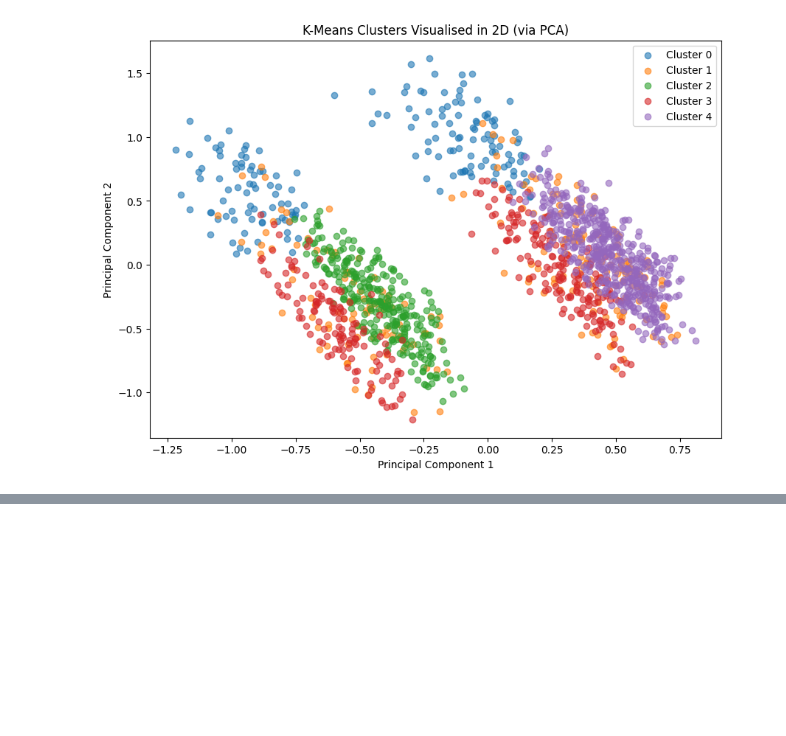
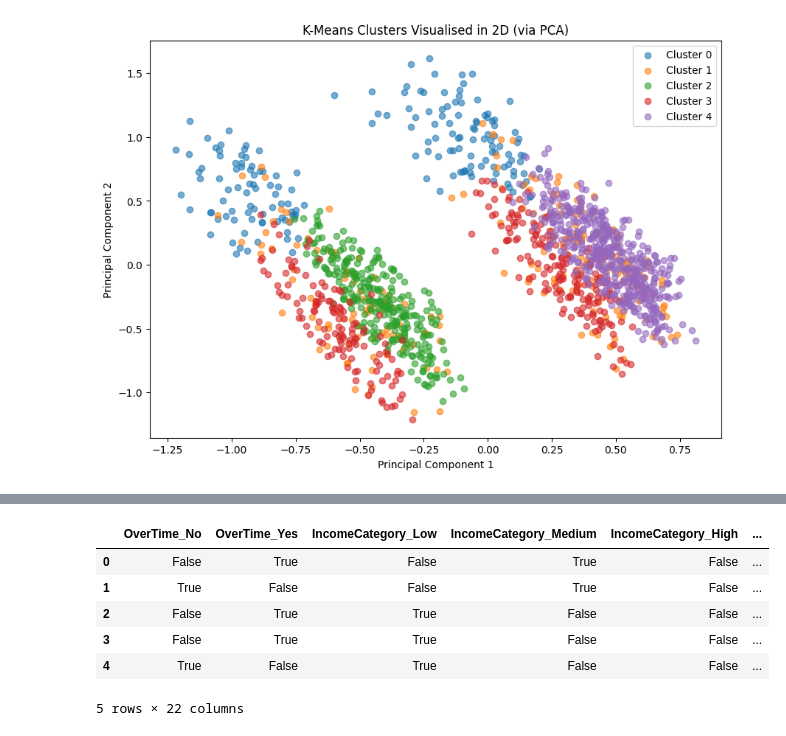
Before and after one commit to zainaahamed-work/Employee-Attrition-Analytics-XAI, a Jupyter notebook: Employee_Attrition_Project.ipynb, the cells around one changed output, grey strips where cells are left out. Saved outputs shown, nothing was run; the diff lists cells and outputs as text; code cells hidden in the pictures; blank space fills up the shorter version.

```diff
--- a/Employee_Attrition_Project.ipynb
+++ b/Employee_Attrition_Project.ipynb
@@ -600,3 +600,20 @@ plt.legend()
 plt.show()
 # %% [output]
 [figure]
+# %%
+# Load a fresh, readable copy of the data for association rule mining
+df_apriori = pd.read_csv('/content/drive/MyDrive/Employee_Attrition_Project/WA_Fn-UseC_-HR-Employee-Attrition.csv')
+
+# Bucket MonthlyIncome into three equal-sized groups (terciles): Low, Medium, High
+df_apriori['IncomeCategory'] = pd.qcut(df_apriori['MonthlyIncome'], q=3, labels=['Low', 'Medium', 'High'])
+
+# Bucket Age into meaningful career-stage ranges
+df_apriori['AgeCategory'] = pd.cut(df_apriori['Age'], bins=[0, 29, 45, 100], labels=['Young', 'Mid-Career', 'Senior'])
+
+# Bucket YearsAtCompany into meaningful tenure ranges
+df_apriori['TenureCategory'] = pd.cut(df_apriori['YearsAtCompany'], bins=[-1, 2, 9, 100], labels=['New', 'Experienced', 'Veteran'])
+
+# Confirm the category sizes match what we expect
+print(df_apriori['IncomeCategory'].value_counts())
+print(df_apriori['AgeCategory'].value_counts())
+print(df_apriori['TenureCategory'].value_counts())
@@ -602,0 +644,18 @@ plt.show()
+# %%
+# Select just the characteristics we want to search for combinations among
+apriori_columns = ['OverTime', 'IncomeCategory', 'AgeCategory', 'TenureCategory',
+                    'JobSatisfactionCategory', 'WorkLifeBalanceCategory', 'MaritalStatus', 'Attrition']
+df_apriori_subset = df_apriori[apriori_columns]
+
+# Convert every category into its own True/False column - the "transaction" format Apriori requires
+transactions = pd.get_dummies(df_apriori_subset)
+
+transactions.head()
+# %% [output]
+|  | OverTime_No | OverTime_Yes | IncomeCategory_Low | IncomeCategory_Medium | IncomeCategory_High | ... |
+| 0 | False | True | False | True | False | ... |
+| 1 | True | False | False | True | False | ... |
+| 2 | False | True | True | False | False | ... |
+| 3 | False | True | True | False | False | ... |
+| 4 | True | False | True | False | False | ... |
+5 rows × 22 columns
```
Also changed, not shown: parts of 4 cells of this notebook.
